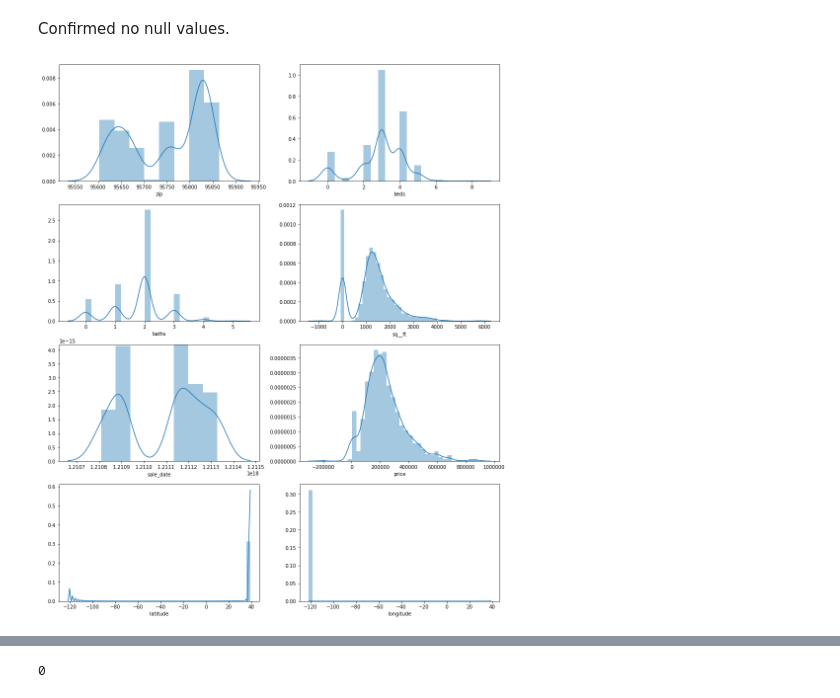
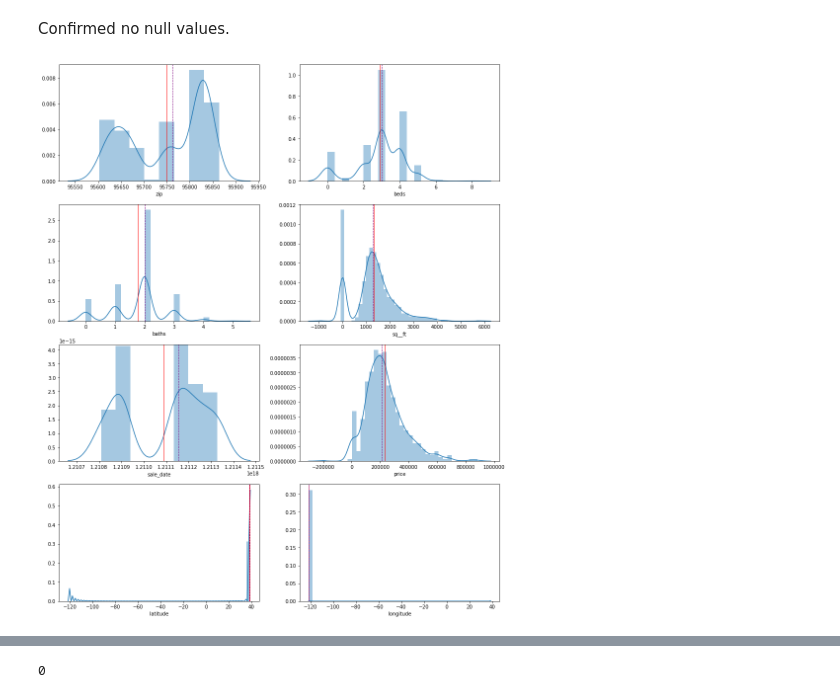
Before and after one commit to persocom01/GA-lessons, a Jupyter notebook: PROJECTS-AND-ASSIGNMENTS/3_01-lab-linear_regression-regression/linear-regression-sacramento.ipynb, the cells around one changed output, grey strips where cells are left out. Saved outputs shown, nothing was run; the diff lists cells and outputs as text; code cells hidden in the pictures.

```diff
--- a/PROJECTS-AND-ASSIGNMENTS/3_01-lab-linear_regression-regression/linear-regression-sacramento.ipynb
+++ b/PROJECTS-AND-ASSIGNMENTS/3_01-lab-linear_regression-regression/linear-regression-sacramento.ipynb
@@ -93,7 +93,7 @@ dtype: int64
 # %% [markdown]
 Confirmed no null values.
 # %%
-def subplot_dist(df, cols=None, titles=None, xlabels=None, ylabels=None):
+def subplot_dist(df, kind='dist', cols=None, titles=None, xlabels=None, ylabels=None, meanline=False, medianline=False, **kwargs):
     # Accepts all columns if they can be converted to numbers if cols argument
     # is not given.
     if not cols:
@@ -113,7 +113,28 @@ def subplot_dist(df, cols=None, titles=None, xlabels=None, ylabels=None):
     ax = ax.ravel()
 
     for i, col in enumerate(cols):
-        sns.distplot(df[col], ax=ax[i])
+        is_list = isinstance(col, (list, tuple))
+        if is_list and kind != 'box':
+            print('distplot does not plot multiple series in one graph.')
+            continue
+        if kind == 'dist':
+            sb.distplot(df[col], ax=ax[i], **kwargs)
+            if meanline:
+                ax[i].axvline(np.mean(df[col]), color='r', linestyle='-', linewidth=1)
+            if medianline:
+                ax[i].axvline(np.median(df[col]), color='purple', linestyle='--', linewidth=1)
+        # Boxplotting option.
+        elif kind == 'box':
+            sb.boxplot(data=df[col], ax=ax[i], **kwargs)
+            # xticklabels will be the first letter of string if not passed as a
+            # list.
+            if is_list:
+                ax[i].set_xticklabels(col)
+            else:
+                ax[i].set_xticklabels([col])
+                if meanline:
+                    ax[i].axhline(np.mean(df[col]), color='r', linestyle='-', linewidth=1)
+
         if titles:
             ax[i].set_title(titles[i])
         if xlabels:
@@ -121,9 +142,9 @@ def subplot_dist(df, cols=None, titles=None, xlabels=None, ylabels=None):
         if ylabels:
             ax[i].set_ylabel(ylabels[i])
 # %%
-subplot_dist(df_sac)
+subplot_dist(df_sac, meanline=True, medianline=True)
 # %% [output]
-[figure, old version]
+[figure, new version]
 # %%
 df_sac.describe()
 # %% [output]
```
Also changed, not shown: parts of 8 cells of this notebook, 7 other files.
